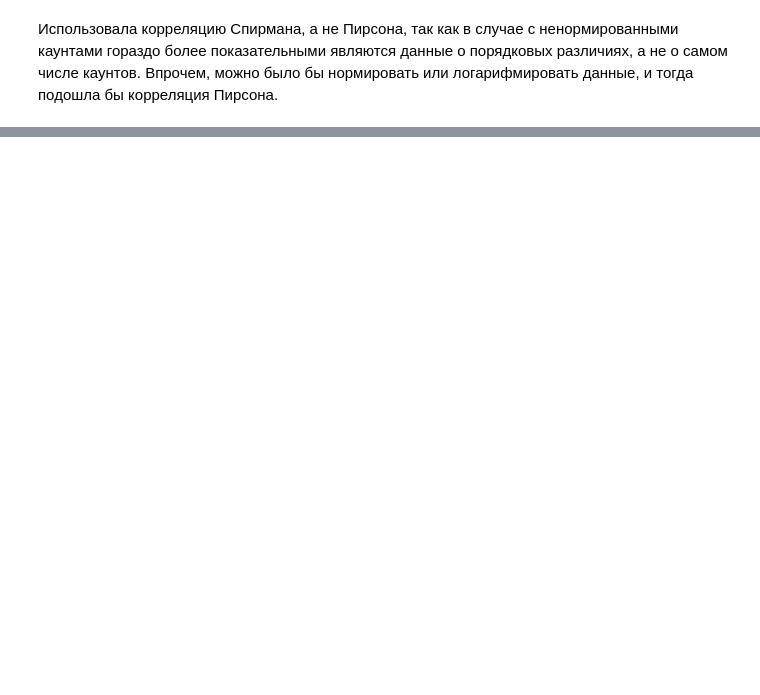
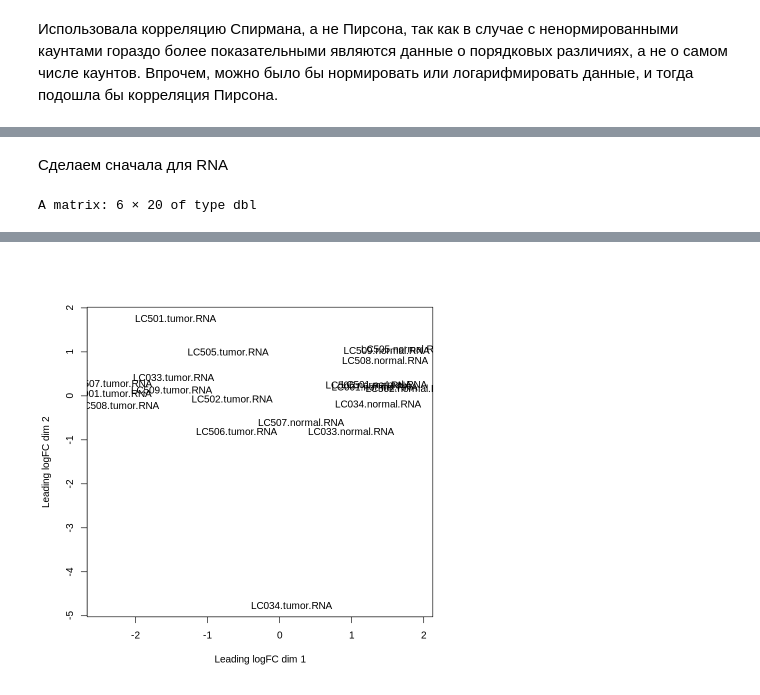
Before and after one commit to solovkovaveta/Ribo-Seq-task, a Jupyter notebook: RiboSeqMishina.ipynb, the cells around one changed output, grey strips where cells are left out. Cells and saved outputs as stored; diff of their text form; code cells hidden in the pictures; blank space fills up the shorter version.

```diff
--- a/RiboSeqMishina.ipynb
+++ b/RiboSeqMishina.ipynb
@@ -67,0 +141,13 @@ ERROR: ignored
+# %%
+file = colnames(data[,3:42])
+condition = rep(c('normal','tumor'), 20)
+samInf = cbind(file, condition)
+# %%
+rawCount = as.matrix(data[,3:42])
+rownames(rawCount) = data[,1]
+# %%
+rawCountRibo = rawCount[,c(1,2,5,6,9,10,13,14,17,18,21,22,25,26,29,30,33,34,37,38)]
+rawCountRNA = rawCount[,c(3,4,7,8,11,12,15,16,19,20,23,24,27,28,31,32,35,36,39,40)]
+
+samInfRibo = samInf[c(1,2,5,6,9,10,13,14,17,18,21,22,25,26,29,30,33,34,37,38),]
+samInfRNA = samInf[c(3,4,7,8,11,12,15,16,19,20,23,24,27,28,31,32,35,36,39,40),]
@@ -67,0 +175,11 @@ ERROR: ignored
+# %% [markdown]
+Сделаем сначала для RNA
+# %%
+dgeFull = DGEList(rawCountRNA, group=samInfRNA[,2])
+dgeFull
+# %%
+pseudoCounts = log2(dgeFull$counts+1)
+head(pseudoCounts)
+plotMDS(pseudoCounts)
+# %% [output]
+A matrix: 6 × 20 of type dbl
@@ -67,0 +193 @@ ERROR: ignored
+[figure, added]
```
Also changed, not shown: parts of 58 cells of this notebook.
